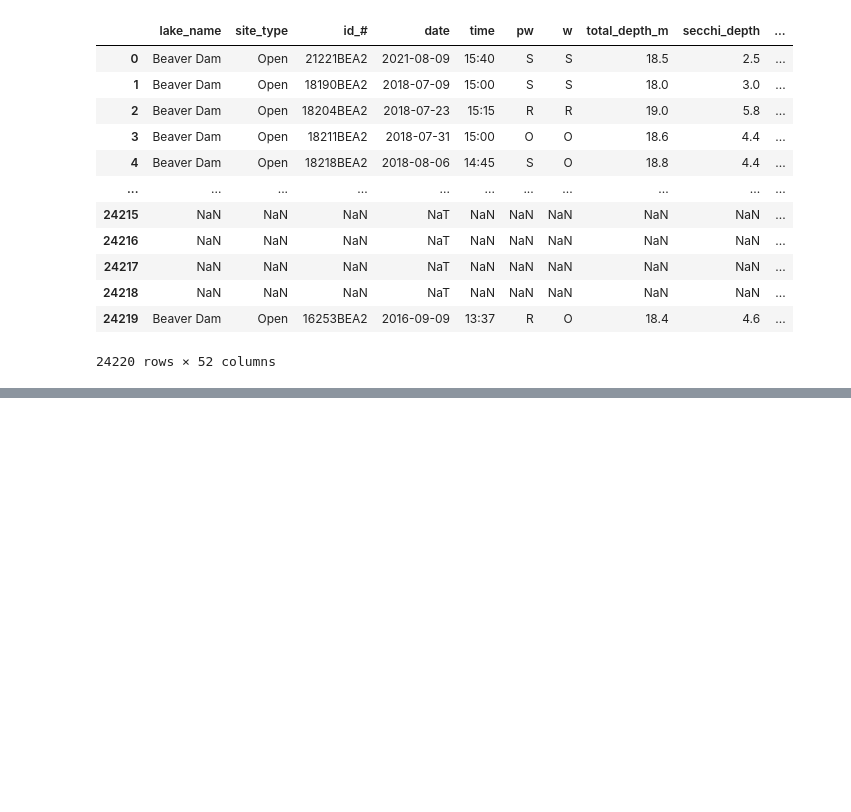
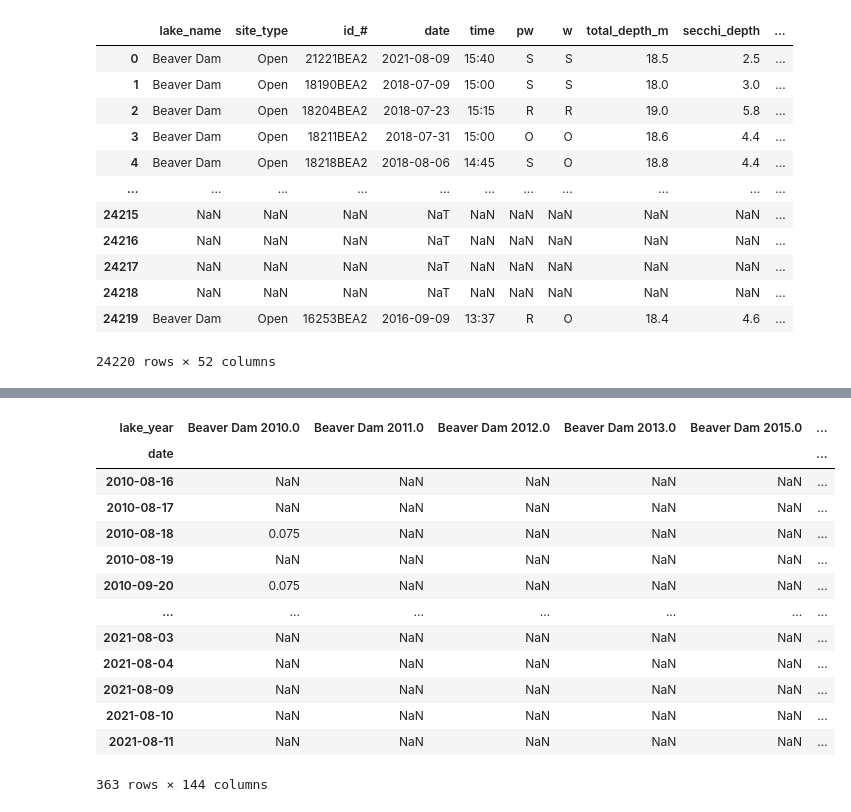
Before and after one commit to austin-strahan/Lakes-ML, a Jupyter notebook: Time Series Project.ipynb, the cells around one changed output, grey strips where cells are left out. Drawn from its saved outputs; the diff is of its cells as text; code cells hidden in the pictures; blank space fills up the shorter version.

```diff
--- a/Time Series Project.ipynb
+++ b/Time Series Project.ipynb
@@ -82,0 +142,3 @@ ValueError: Index contains duplicate entries, cannot reshape
+# %%
+clean_df['year'] = pd.DatetimeIndex(clean_df['date']).year
+clean_df.head()
@@ -82,0 +153,4 @@ ValueError: Index contains duplicate entries, cannot reshape
+# %%
+clean_df['year'] = clean_df['year'].astype(str)
+# %%
+clean_df['lake_year'] = clean_df['lake_name'] + " " + clean_df['year']
@@ -82,0 +173,3 @@ ValueError: Index contains duplicate entries, cannot reshape
+# %%
+pivot = clean_df[['date','lake_year','mc_ppb']].dropna()
+pivot
@@ -82,0 +190,17 @@ ValueError: Index contains duplicate entries, cannot reshape
+# %%
+pivot.pivot_table(index='date', columns=['lake_year'], values = 'mc_ppb')
+# %% [output]
+| lake_year | Beaver Dam 2010.0 | Beaver Dam 2011.0 | Beaver Dam 2012.0 | Beaver Dam 2013.0 | Beaver Dam 2015.0 | ... |
+| date |  |  |  |  |  | ... |
+| 2010-08-16 | NaN | NaN | NaN | NaN | NaN | ... |
+| 2010-08-17 | NaN | NaN | NaN | NaN | NaN | ... |
+| 2010-08-18 | 0.075 | NaN | NaN | NaN | NaN | ... |
+| 2010-08-19 | NaN | NaN | NaN | NaN | NaN | ... |
+| 2010-09-20 | 0.075 | NaN | NaN | NaN | NaN | ... |
+| ... | ... | ... | ... | ... | ... | ... |
+| 2021-08-03 | NaN | NaN | NaN | NaN | NaN | ... |
+| 2021-08-04 | NaN | NaN | NaN | NaN | NaN | ... |
+| 2021-08-09 | NaN | NaN | NaN | NaN | NaN | ... |
+| 2021-08-10 | NaN | NaN | NaN | NaN | NaN | ... |
+| 2021-08-11 | NaN | NaN | NaN | NaN | NaN | ... |
+363 rows × 144 columns
```
Also changed, not shown: parts of 17 cells of this notebook.
